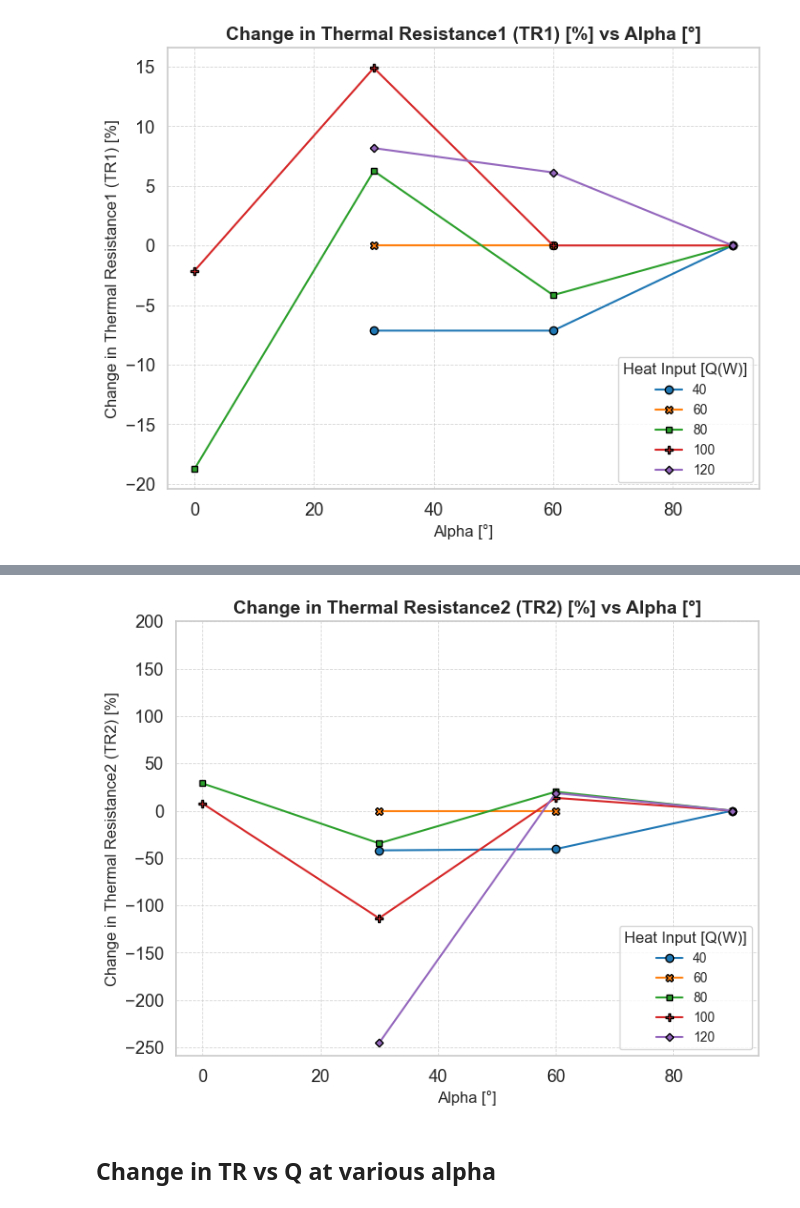
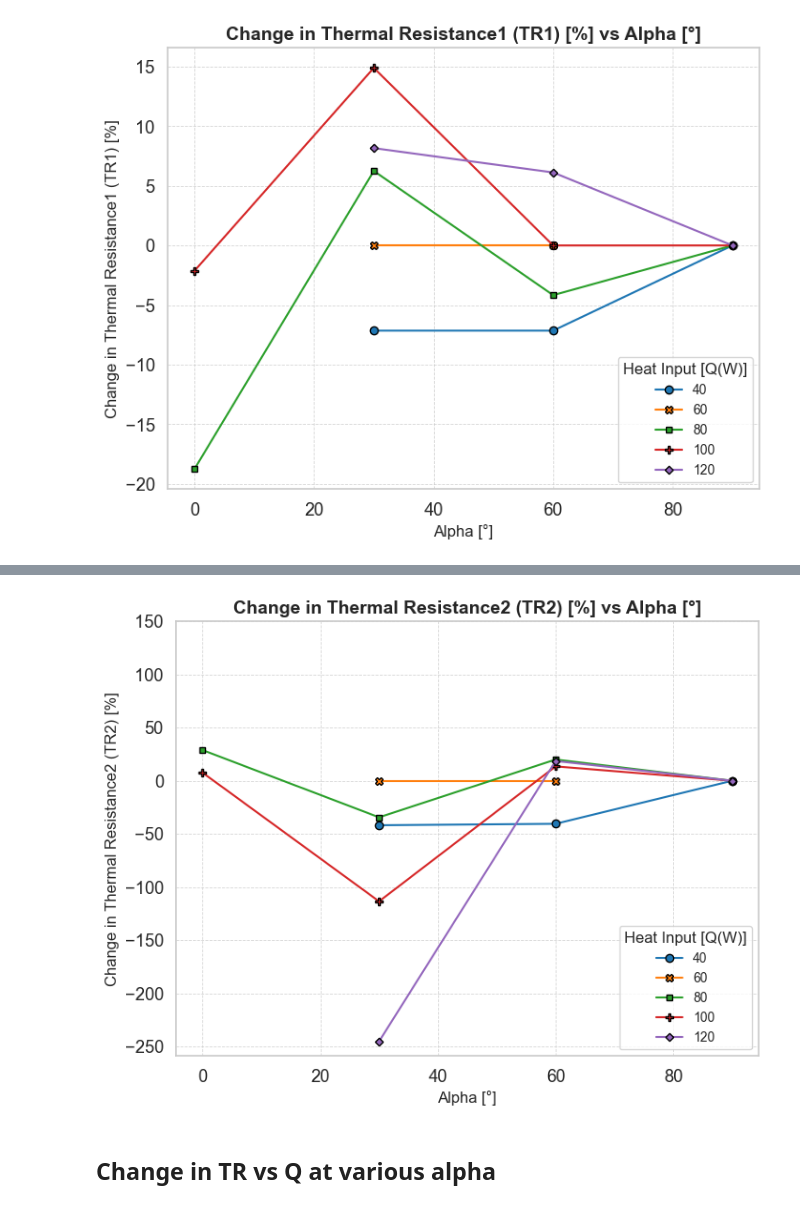
Before and after one commit to kamleshparmar17/Advanced_PulseHeatPipe_krp, a Jupyter notebook: ml/eda/plots_five_steps_method.ipynb, the cells around one changed output, grey strips where cells are left out. Cells and saved outputs as stored; diff of their text form; code cells hidden in the pictures.

```diff
--- a/ml/eda/plots_five_steps_method.ipynb
+++ b/ml/eda/plots_five_steps_method.ipynb
@@ -886,35 +983,35 @@ sns.lineplot(
     marker='o',  # Circular markers
     markerfacecolor='auto',  # Markers filled with line color
     markeredgecolor='black',  # Black edge for better contrast
     markeredgewidth=1  # Adjust the edge width
 )
 
 # Add title and labels
 plt.title("Change in Thermal Resistance2 (TR2) [%] vs Alpha [°]", fontsize=14, fontweight='bold')
 plt.xlabel("Alpha [°]", fontsize=12)
 plt.ylabel("Change in Thermal Resistance2 (TR2) [%]", fontsize=12)
 
 # Customize y-axis ticks to include values from (-25) to (40) at every 5
-plt.yticks(np.arange(-250, 250, 50))
+plt.yticks(np.arange(-250, 200, 50))
 
 # Customize legend
 plt.legend(
     title="Heat Input [Q(W)]",
     fontsize=10,
     title_fontsize=12,
     loc="lower right",  # Place the legend at the upper-left corner
     frameon=True,  # Add a box around the legend
     shadow=False   # Avoid shadow for a cleaner look
 )
 
 # Add grid lines for better readability
 plt.grid(True, which='both', linestyle='--', linewidth=0.6, alpha=0.8)
 
 # Display the plot
 #plt.tight_layout()
 plt.show()
 # %% [output]
-[figure, old version]
+[figure, new version]
 # %% [markdown]
 ## Change in TR vs Q at various alpha
 # %%
```
Also changed, not shown: parts of 22 cells of this notebook.
